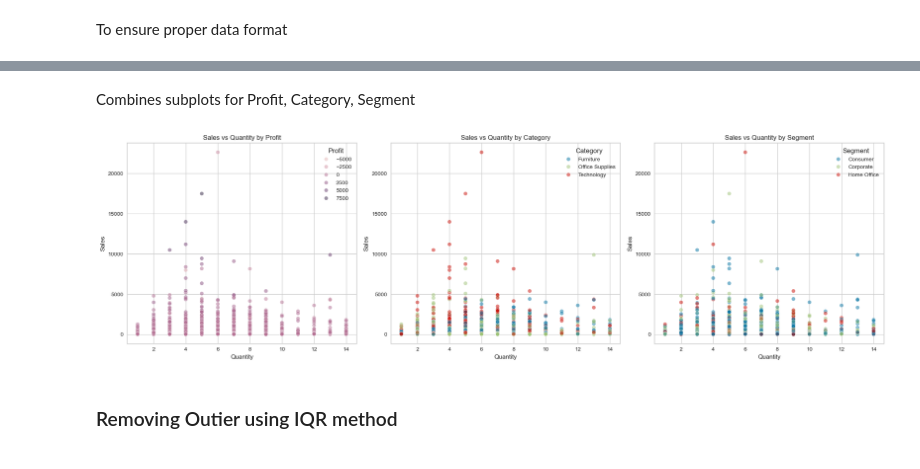
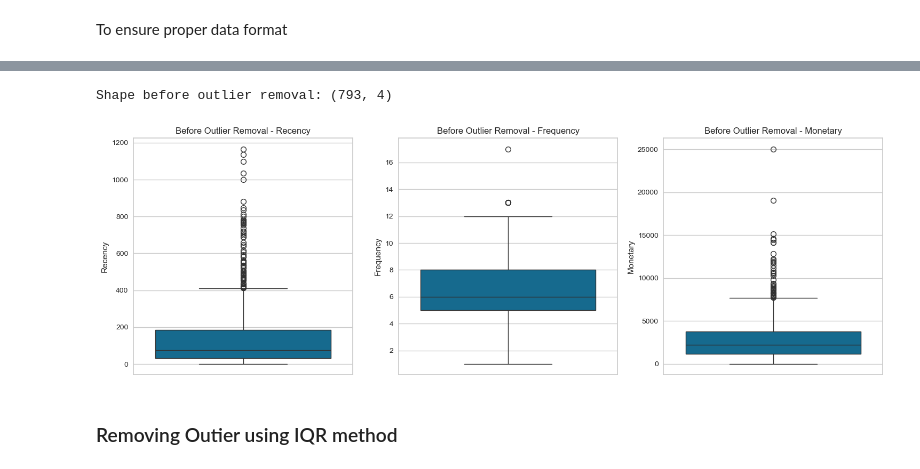
Before and after one commit to bbhatta10/E-Commerce-Sales-Insights-Tableau-Dashboard-, a Jupyter notebook: BI.ipynb, the cells around one changed output, grey strips where cells are left out. Drawn from its saved outputs; the diff is of its cells as text; code cells hidden in the pictures.

```diff
--- a/BI.ipynb
+++ b/BI.ipynb
@@ -1444,0 +1351,15 @@ print(rfm_df.head(20))
+# %%
+# Reference date = max order date + 1
+reference_date = ecom_df_n['OrderDate'].max() + pd.Timedelta(days=1)
+
+# Build RFM
+rfm_df = ecom_df_n.groupby('CustomerID').agg({
+    'OrderDate': lambda x: (reference_date - x.max()).days,  # Recency
+    'OrderID': 'nunique',                                    # Frequency
+    'Sales': 'sum'                                           # Monetary
+}).reset_index()
+
+# Rename columns
+rfm_df.columns = ['CustomerID', 'Recency', 'Frequency', 'Monetary']
+
+print(rfm_df.head())
@@ -1464,41 +1376,17 @@ plt.show()
-# %% [markdown]
- Combines subplots for Profit, Category, Segment
-# %%
-fig, ax = plt.subplots(1, 3, figsize=(20, 6))
-
-sns.scatterplot(
-    data=ecom_df_n,
-    x='Quantity',
-    y='Sales',
-    hue='Profit',
-    alpha=0.5,
-    ax=ax[0]
-)
-ax[0].set_title('Sales vs Quantity by Profit')
-sns.scatterplot(
-    data=ecom_df_n,
-    x='Quantity',
-    y='Sales',
-    hue='Category',
-    alpha=0.5,
-    ax=ax[1]
-)
-ax[1].set_title('Sales vs Quantity by Category')
-
-# Sales vs Quantity colored by Segment
-sns.scatterplot(
-    data=ecom_df_n,
-    x='Quantity',
-    y='Sales',
-    hue='Segment',
-    alpha=0.5,
-    ax=ax[2]
-)
-ax[2].set_title('Sales vs Quantity by Segment')
-
-plt.tight_layout()
-plt.show()
-# %% [output]
-[figure, removed]
+# %%
+print("Shape before outlier removal:", rfm_df.shape)
+# %% [output]
+Shape before outlier removal: (793, 4)
+# %%
+# Plot before removing outliers
+plt.figure(figsize=(15, 5))
+for i, col in enumerate(['Recency', 'Frequency', 'Monetary']):
+    plt.subplot(1, 3, i+1)
+    sns.boxplot(y=rfm_df[col])
+    plt.title(f'Before Outlier Removal - {col}')
+plt.tight_layout()
+plt.show()
+# %% [output]
+[figure, added]
 # %% [markdown]
 ### Removing Outier using IQR method
```
Also changed, not shown: parts of 31 cells of this notebook.
